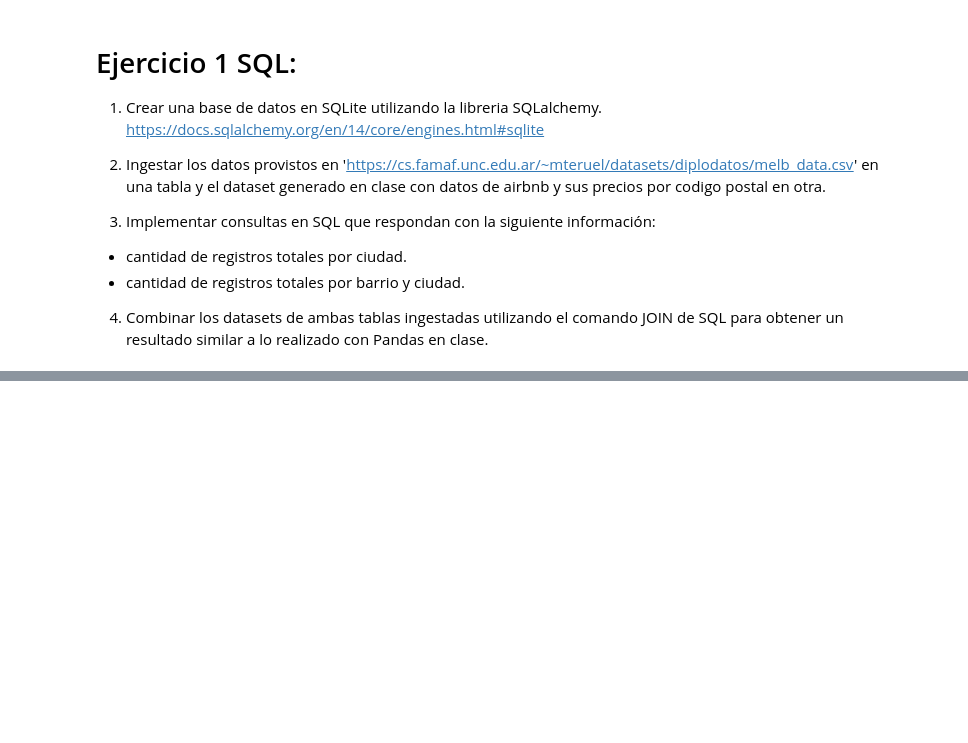
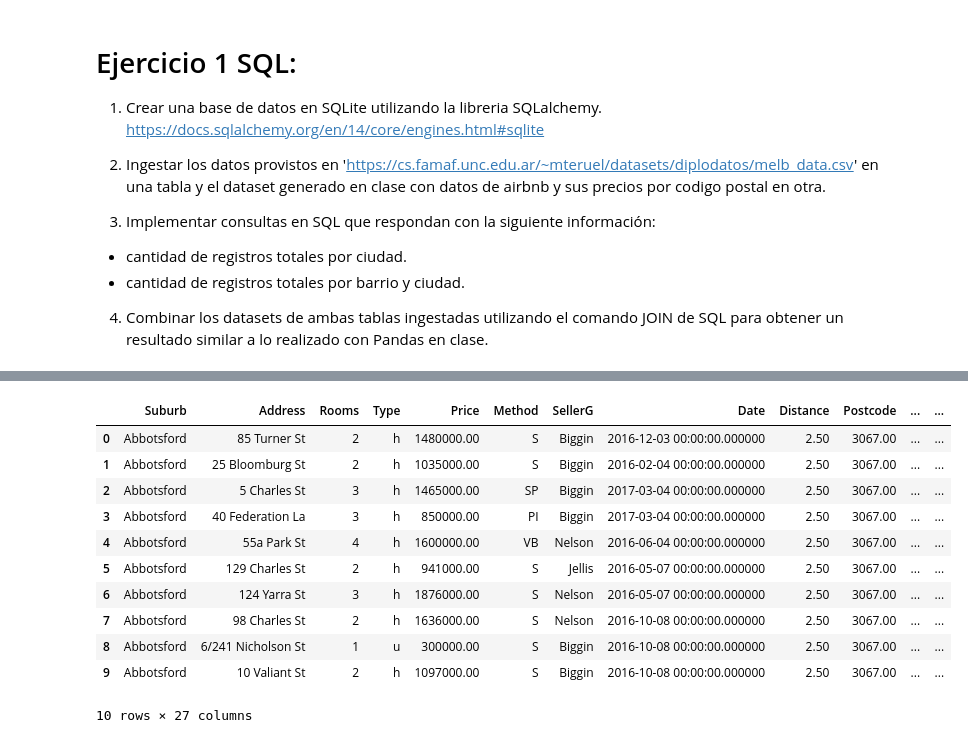
Before and after one commit to carolina-garay/AnalisisExploratorioYCuracion_Grupo32, a Jupyter notebook: entregable2.ipynb, the cells around one changed output, grey strips where cells are left out. Saved outputs shown, nothing was run; the diff lists cells and outputs as text; code cells hidden in the pictures; blank space fills up the shorter version.

```diff
--- a/entregable2.ipynb
+++ b/entregable2.ipynb
@@ -30,3 +35,6 @@ plotly.__version__
+# %%
+# Formateamos las salidas de Python para que se muestren con 2 decimales
+pd.options.display.float_format = '{:.2f}'.format
 # %%
 kaggle_df = pd.read_csv(
     'https://cs.famaf.unc.edu.ar/~mteruel/datasets/diplodatos/melb_data.csv'
@@ -244,0 +250,13 @@ with engine_create.connect() as con:
+# %%
+# Create the database connection using SQLalchemy
+
+engine = create_engine(
+    r"{}:///{}".format(
+        dbENGINE,
+        os.path.join(
+            os.getcwd(),
+            dbNAME,
+        )
+    ),
+    echo=True
+)
@@ -244,0 +384,3 @@ with engine_create.connect() as con:
+# %%
+# An SQL query is executed and transformed into a dataset
+join_df = pd.read_sql("SELECT * FROM kaggle_melbourne LEFT JOIN zip_airbnb_melbourne ON kaggle_melbourne.Postcode = zip_airbnb_melbourne.zipcode", engine.connect())
@@ -244,0 +394,15 @@ with engine_create.connect() as con:
+# %%
+join_df[:10]
+# %% [output]
+|  | Suburb | Address | Rooms | Type | Price | Method | SellerG | Date | Distance | Postcode | ... | ... |
+| 0 | Abbotsford | 85 Turner St | 2 | h | 1480000.00 | S | Biggin | 2016-12-03 00:00:00.000000 | 2.50 | 3067.00 | ... | ... |
+| 1 | Abbotsford | 25 Bloomburg St | 2 | h | 1035000.00 | S | Biggin | 2016-02-04 00:00:00.000000 | 2.50 | 3067.00 | ... | ... |
+| 2 | Abbotsford | 5 Charles St | 3 | h | 1465000.00 | SP | Biggin | 2017-03-04 00:00:00.000000 | 2.50 | 3067.00 | ... | ... |
+| 3 | Abbotsford | 40 Federation La | 3 | h | 850000.00 | PI | Biggin | 2017-03-04 00:00:00.000000 | 2.50 | 3067.00 | ... | ... |
+| 4 | Abbotsford | 55a Park St | 4 | h | 1600000.00 | VB | Nelson | 2016-06-04 00:00:00.000000 | 2.50 | 3067.00 | ... | ... |
+| 5 | Abbotsford | 129 Charles St | 2 | h | 941000.00 | S | Jellis | 2016-05-07 00:00:00.000000 | 2.50 | 3067.00 | ... | ... |
+| 6 | Abbotsford | 124 Yarra St | 3 | h | 1876000.00 | S | Nelson | 2016-05-07 00:00:00.000000 | 2.50 | 3067.00 | ... | ... |
+| 7 | Abbotsford | 98 Charles St | 2 | h | 1636000.00 | S | Nelson | 2016-10-08 00:00:00.000000 | 2.50 | 3067.00 | ... | ... |
+| 8 | Abbotsford | 6/241 Nicholson St | 1 | u | 300000.00 | S | Biggin | 2016-10-08 00:00:00.000000 | 2.50 | 3067.00 | ... | ... |
+| 9 | Abbotsford | 10 Valiant St | 2 | h | 1097000.00 | S | Biggin | 2016-10-08 00:00:00.000000 | 2.50 | 3067.00 | ... | ... |
+10 rows × 27 columns
```
Also changed, not shown: parts of 48 cells of this notebook, 3 other files.
